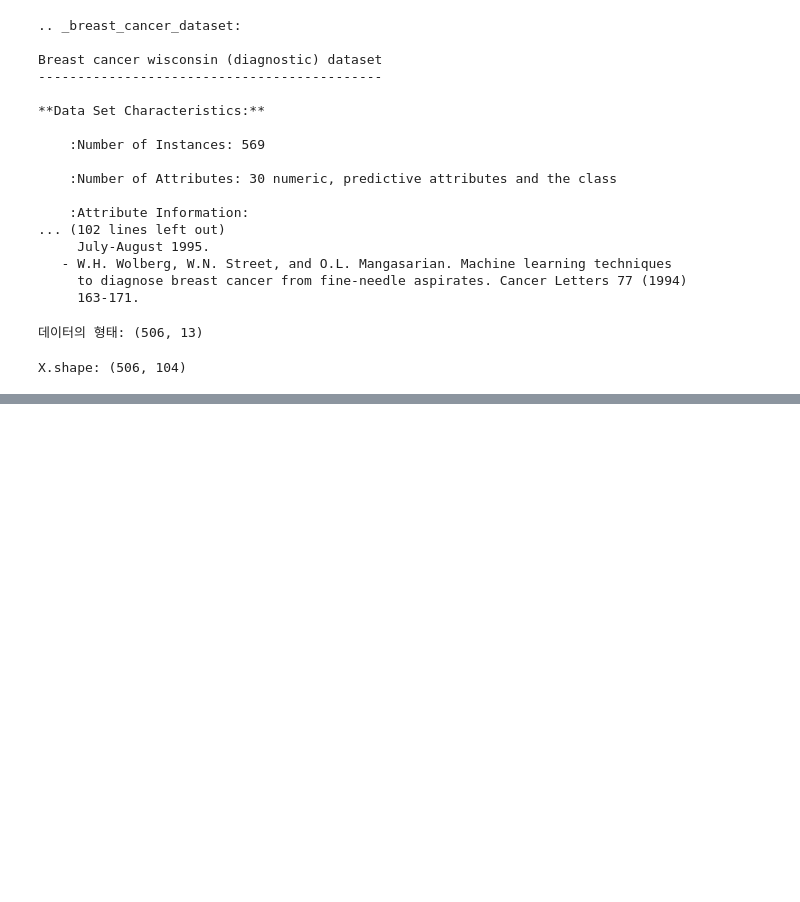
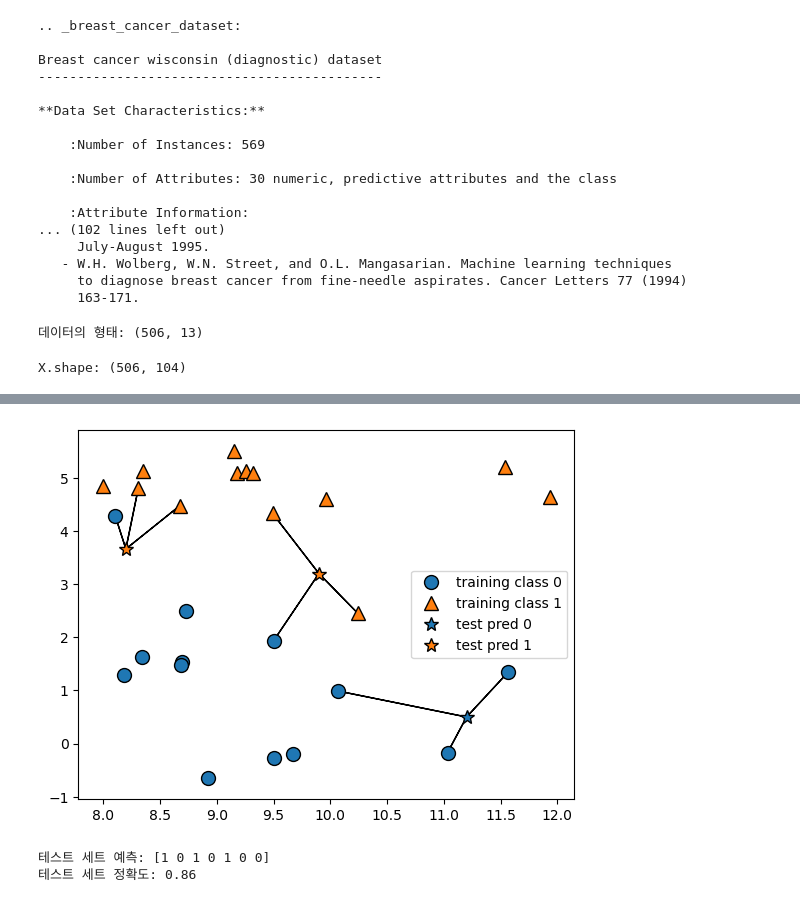
Before and after one commit to sbs24013/CCT, a Jupyter notebook: Machine Learning for Data Analytics/파이썬 라이브러리를 활용한 머신러닝/02 지도학습.ipynb, the cells around one changed output, grey strips where cells are left out. Drawn from its saved outputs; the diff is of its cells as text; code cells hidden in the pictures; blank space fills up the shorter version.

```diff
--- a/Machine Learning for Data Analytics/파이썬 라이브러리를 활용한 머신러닝/02 지도학습.ipynb
+++ b/Machine Learning for Data Analytics/파이썬 라이브러리를 활용한 머신러닝/02 지도학습.ipynb
@@ -108,0 +113,35 @@ X.shape: (506, 104)
+# %%
+mglearn.plots.plot_knn_classification(n_neighbors=3)
+# %% [output]
+[figure, added]
+# %%
+# 일반화 성능을 평가할 수 있도록 데이터를 훈련 세트와 테스트 세트로 나눔
+from sklearn.model_selection import train_test_split
+X, y = mglearn.datasets.make_forge()
+
+X_train, X_test, y_train, y_test = train_test_split(X, y, random_state=0)
+
+# KNeighborsClassifier 클래스를 임포트하고 객체를 만든다
+# 이웃의 수 같은 매개변수를 지정한다
+from sklearn.neighbors import KNeighborsClassifier
+clf = KNeighborsClassifier(n_neighbors=3)
+
+# 훈련 세트를 사용하여 분류 모델을 학습시킨다
+# KNeighborsClassifier 학습: 예측할 때 이웃을 찾을 수 있도록 데이터를 저장
+clf.fit(X_train, y_train)
+
+# 테스트 데이터에 대해 predict 메서드를 호출하여 예측한다
+# 각 데이터 포인트에 대해 훈련 세트에서 가장 가까운 이웃을 계산한 다음 가장 많은 데이터를 찾는다
+print("테스트 세트 예측:", clf.predict(X_test))
+# Output
+# 테스트 세트 예측: [1 0 1 0 1 0 0]
+
+# 일반화 평가
+# score 메서드에 테스트 데이터와 테스트 레이블을 넣어 호출한다
+print("테스트 세트 정확도: {:.2f}".format(clf.score(X_test, y_test)))
+# Output
+# 테스트 세트 정확도: 0.86
+# 86% 정확도; 모델이 테스트 데이터셋에 있는 샘플 중 86%를 정확히 예측하였다
+# %% [output]
+테스트 세트 예측: [1 0 1 0 1 0 0]
+테스트 세트 정확도: 0.86
```
Also changed, not shown: parts of 3 cells of this notebook, 4 other files.
